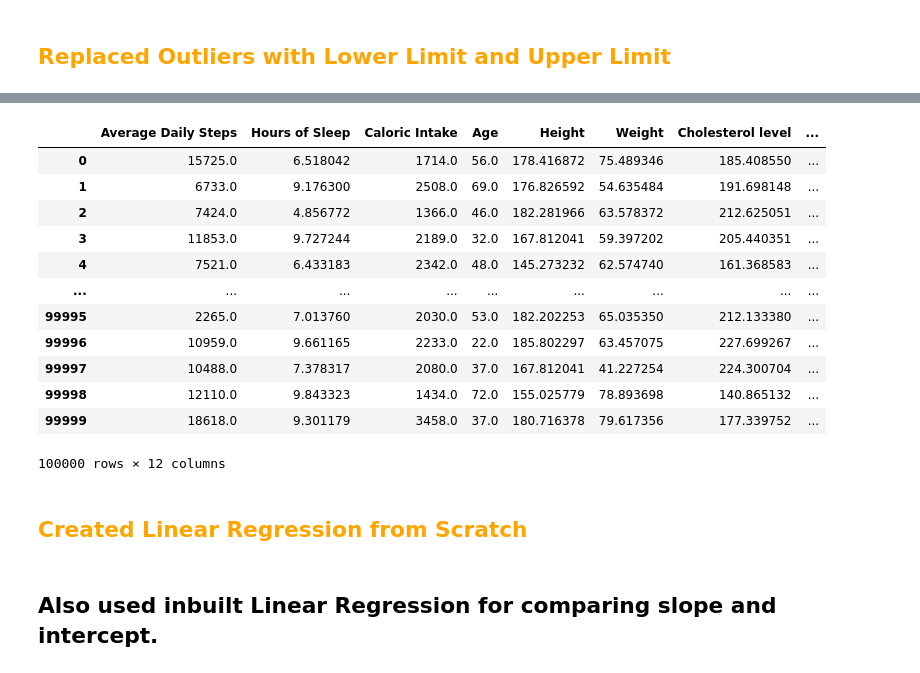
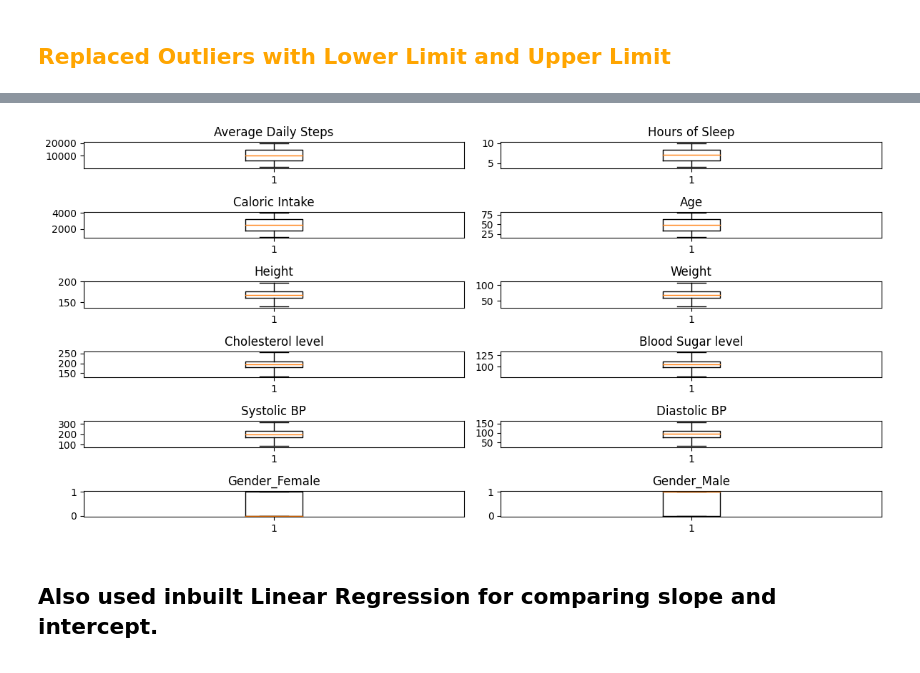
Before and after one commit to KamandPrompt/ML-101, a Jupyter notebook: BitByBit/Bit-By-Bit.ipynb, the cells around one changed output, grey strips where cells are left out. Drawn from its saved outputs; the diff is of its cells as text; code cells hidden in the pictures.

```diff
--- a/BitByBit/Bit-By-Bit.ipynb
+++ b/BitByBit/Bit-By-Bit.ipynb
@@ -130,6 +197,0 @@ for column in cols_fix:
-# %%
-import matplotlib.pyplot as plt
-for i in df.columns:
-    plt.boxplot(df[i])
-    plt.title(i)
-    plt.show()
@@ -149,18 +197,0 @@ for i in df.columns:
-# %%
-df
-# %% [output]
-|  | Average Daily Steps | Hours of Sleep | Caloric Intake | Age | Height | Weight | Cholesterol level | ... |
-| 0 | 15725.0 | 6.518042 | 1714.0 | 56.0 | 178.416872 | 75.489346 | 185.408550 | ... |
-| 1 | 6733.0 | 9.176300 | 2508.0 | 69.0 | 176.826592 | 54.635484 | 191.698148 | ... |
-| 2 | 7424.0 | 4.856772 | 1366.0 | 46.0 | 182.281966 | 63.578372 | 212.625051 | ... |
-| 3 | 11853.0 | 9.727244 | 2189.0 | 32.0 | 167.812041 | 59.397202 | 205.440351 | ... |
-| 4 | 7521.0 | 6.433183 | 2342.0 | 48.0 | 145.273232 | 62.574740 | 161.368583 | ... |
-| ... | ... | ... | ... | ... | ... | ... | ... | ... |
-| 99995 | 2265.0 | 7.013760 | 2030.0 | 53.0 | 182.202253 | 65.035350 | 212.133380 | ... |
-| 99996 | 10959.0 | 9.661165 | 2233.0 | 22.0 | 185.802297 | 63.457075 | 227.699267 | ... |
-| 99997 | 10488.0 | 7.378317 | 2080.0 | 37.0 | 167.812041 | 41.227254 | 224.300704 | ... |
-| 99998 | 12110.0 | 9.843323 | 1434.0 | 72.0 | 155.025779 | 78.893698 | 140.865132 | ... |
-| 99999 | 18618.0 | 9.301179 | 3458.0 | 37.0 | 180.716378 | 79.617356 | 177.339752 | ... |
-100000 rows × 12 columns
-# %% [markdown]
-<h2 style='color: orange;'>Created Linear Regression from Scratch</h2>
@@ -192,3 +198,26 @@ class MY_GD_Regressor:
+# %%
+import matplotlib.pyplot as plt
+
+num_columns = len(df.columns)
+num_rows = (num_columns + 1) // 2
+
+fig = plt.figure(figsize=(12, 6))
+
+for idx, col in enumerate(df.columns):
+    row = idx // 2
+    col_num = idx % 2
+
+    ax = plt.subplot2grid((num_rows, 2), (row, col_num))
+    ax.boxplot(df[col])
+    ax.set_title(col)
+
+for i in range(num_columns, num_rows * 2):
+    fig.delaxes(plt.subplot2grid((num_rows, 2), (i // 2, i % 2)))
+
+plt.tight_layout()
+plt.show()
+# %% [output]
+[figure, added]
 # %% [markdown]
 ## Also used inbuilt Linear Regression for comparing slope and intercept.
 # %%
```
Also changed, not shown: parts of 21 cells of this notebook, 1 other file.
